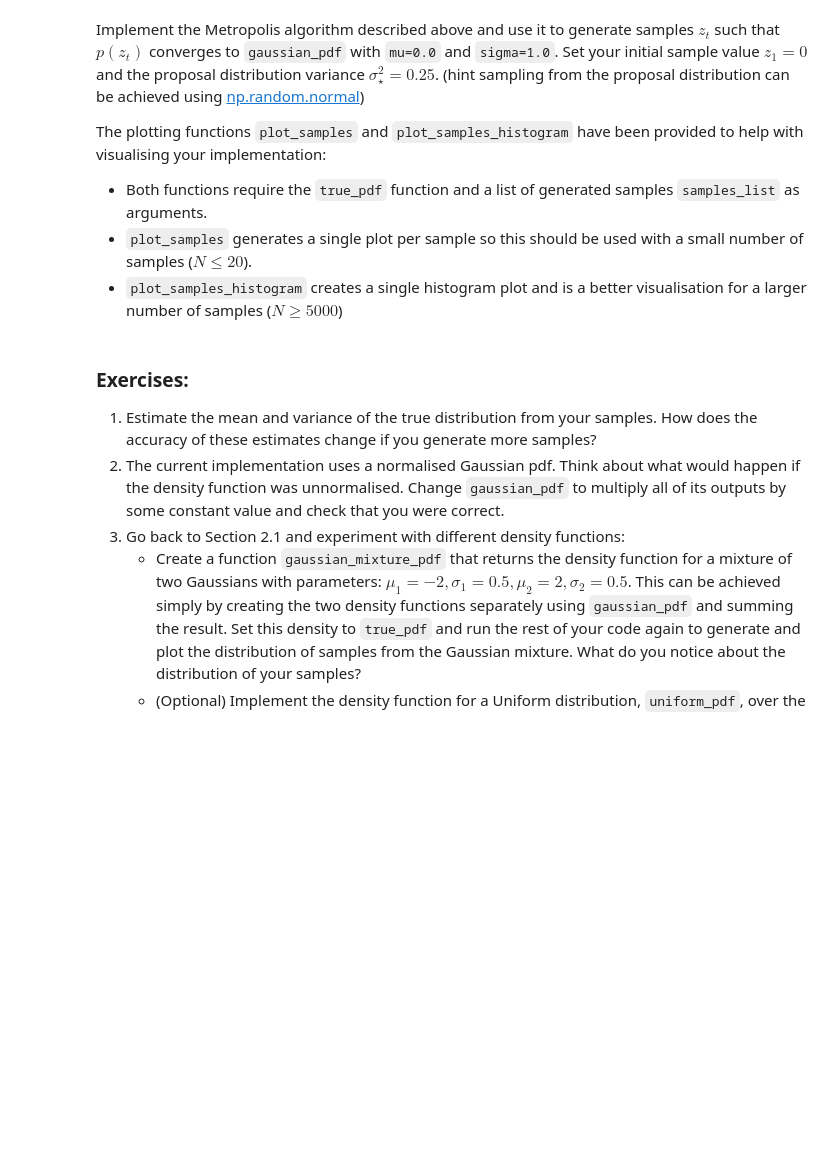
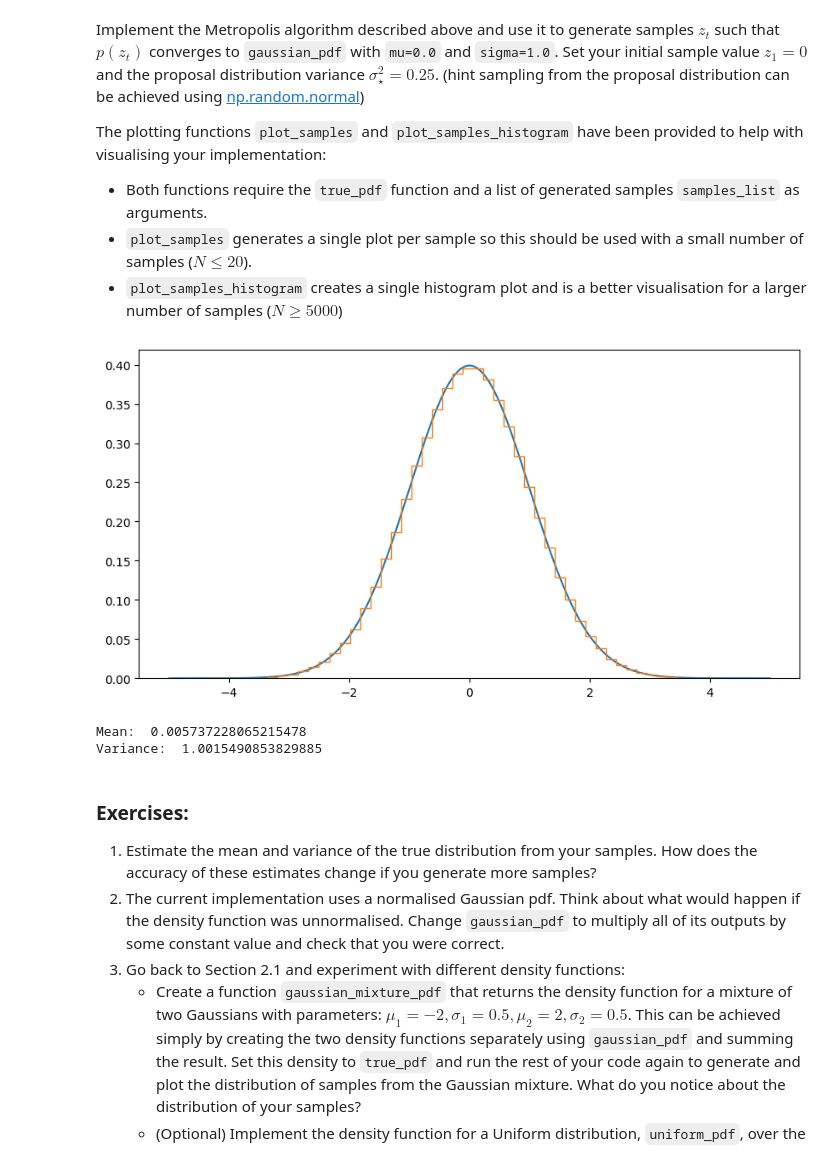
Before and after one commit to NunoAlberto/ML-Labs, a Jupyter notebook: lab3/lab3-Bayesian_Networks_MCMC_PyMC3.ipynb, the cells around one changed output. Saved outputs shown, nothing was run; the diff lists cells and outputs as text; code cells hidden in the pictures; blank space fills up the shorter version.

```diff
--- a/lab3/lab3-Bayesian_Networks_MCMC_PyMC3.ipynb
+++ b/lab3/lab3-Bayesian_Networks_MCMC_PyMC3.ipynb
@@ -78,3 +144,10 @@ For this implementation it may be useful to use a `lambda` function which is a v
+# %%
+# write your code here
+
+def gaussian_pdf (mu, sigma):
+    def pdf (x):
+        return norm.pdf(x, loc=mu, scale=sigma)
+    return pdf
 # %% [markdown]
 The code below uses this function to create and plot a Gaussian pdf with `mu=0.0` and `sigma=1.0`.
 # %%
@@ -132,3 +205,28 @@ def plot_samples_histogram(true_pdf, samples_list):
+# %%
+# write your code here
+
+samples = []
+currentSample = 0
+samples.append(currentSample)
+proposalStd = np.sqrt(0.25)
+
+for turn in range(1000000):
+    proposedSample = np.random.normal(loc=currentSample, scale=proposalStd)
+    acceptance = min(1, true_pdf(proposedSample)/true_pdf(currentSample))
+    if acceptance == 1: currentSample = proposedSample
+    else:
+        if np.random.rand() < acceptance: currentSample = proposedSample
+
+    samples.append(currentSample)
+
+plot_samples_histogram(true_pdf=true_pdf, samples_list=samples)
+
+print("Mean: ", np.mean(samples))
+print("Variance: ", np.var(samples))
+# %% [output]
+[figure, added]
+Mean:  0.005737228065215478
+Variance:  1.0015490853829885
 # %% [markdown]
 ### Exercises:
 1. Estimate the mean and variance of the true distribution from your samples. How does the accuracy of these estimates change if you generate more samples?
```
Also changed, not shown: parts of 16 cells of this notebook, 1 other file.
